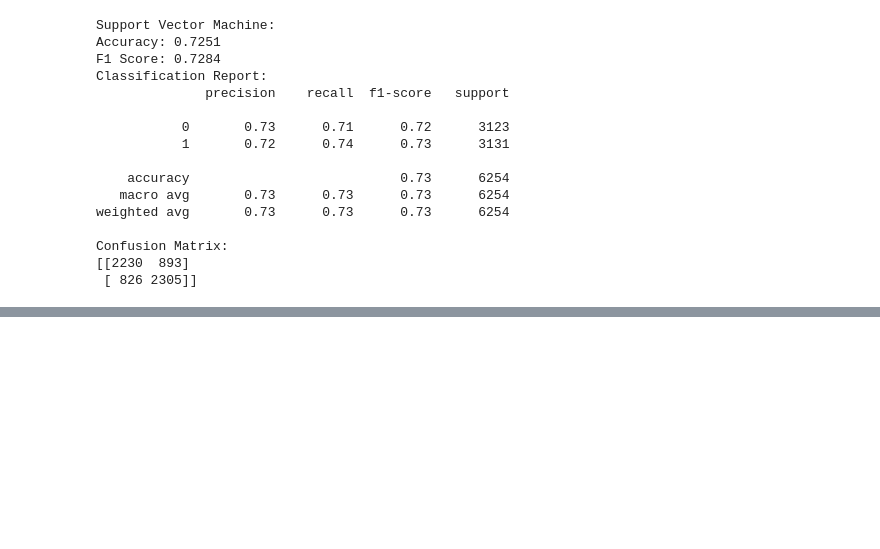
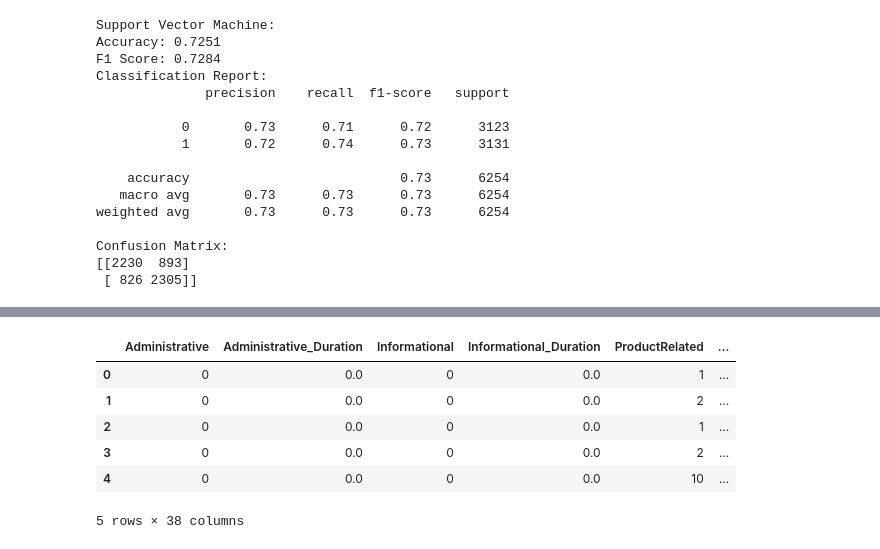
Before and after one commit to halliekinsey/ML_Final, a Jupyter notebook: EDA_Online_Shoppers.ipynb, the cells around one changed output, grey strips where cells are left out. Saved outputs shown, nothing was run; the diff lists cells and outputs as text; code cells hidden in the pictures; blank space fills up the shorter version.

```diff
--- a/EDA_Online_Shoppers.ipynb
+++ b/EDA_Online_Shoppers.ipynb
@@ -545,0 +547,13 @@ Confusion Matrix:
+# %%
+# a little more feature eng
+df['Bounce_Exit_Rate'] = df['BounceRates'] * df['ExitRates']
+df['Product_Views_Per_Duration'] = df['ProductRelated'] / (df['ProductRelated_Duration'] + 1)
+df['Total_Time_Spent'] = df['Administrative_Duration'] + df['Informational_Duration'] + df['ProductRelated_Duration']
+df['Engagement_Intensity'] = (
+    df['Administrative'] * 0.1 +
+    df['Administrative_Duration'] * 0.1 +
+    df['Informational'] * 0.2 +
+    df['Informational_Duration'] * 0.2 +
+    df['ProductRelated'] * 0.3 +
+    df['ProductRelated_Duration'] * 0.3
+)
@@ -545,0 +568,10 @@ Confusion Matrix:
+# %%
+df.head()
+# %% [output]
+|  | Administrative | Administrative_Duration | Informational | Informational_Duration | ProductRelated | ... |
+| 0 | 0 | 0.0 | 0 | 0.0 | 1 | ... |
+| 1 | 0 | 0.0 | 0 | 0.0 | 2 | ... |
+| 2 | 0 | 0.0 | 0 | 0.0 | 1 | ... |
+| 3 | 0 | 0.0 | 0 | 0.0 | 2 | ... |
+| 4 | 0 | 0.0 | 0 | 0.0 | 10 | ... |
+5 rows × 38 columns
```
Also changed, not shown: parts of 25 cells of this notebook.
